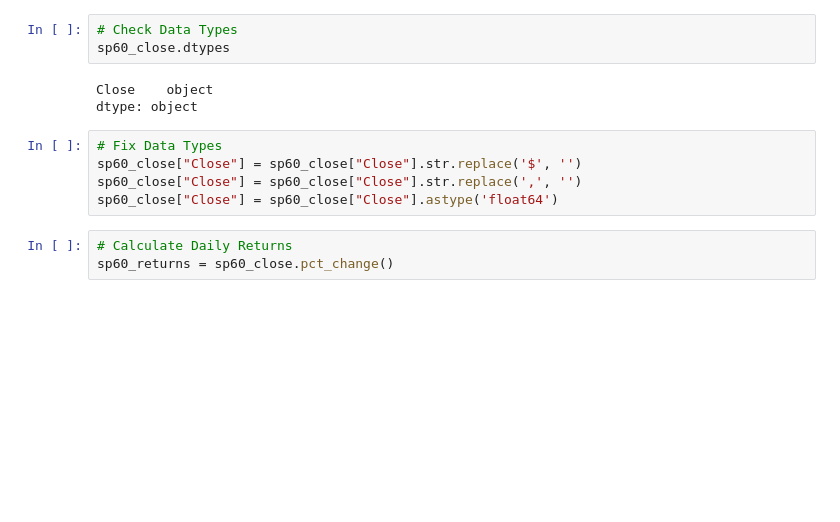
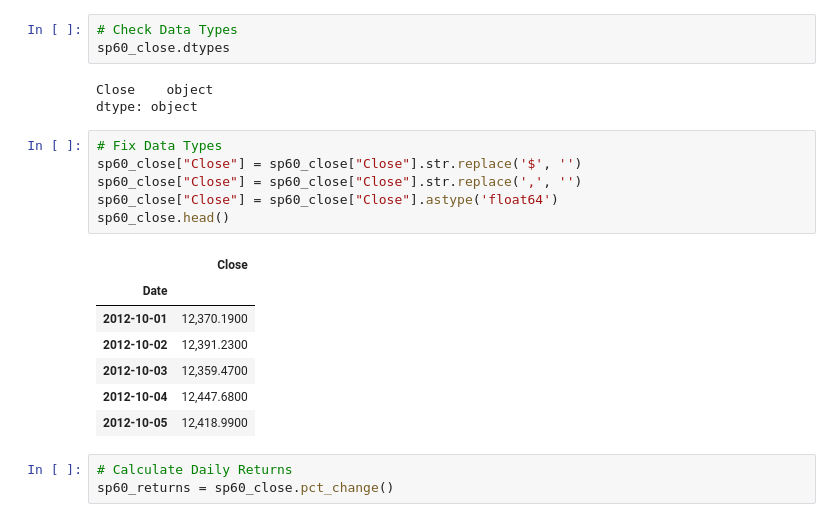
Before and after one commit to kez4twez/a_whale_off_the_portfolio, a Jupyter notebook: whale_analysis.ipynb, the cells around one changed output. Drawn from its saved outputs; the diff is of its cells as text; blank space fills up the shorter version.

```diff
--- a/whale_analysis.ipynb
+++ b/whale_analysis.ipynb
@@ -128,8 +128,17 @@ dtype: object
 # %%
 # Fix Data Types
 sp60_close["Close"] = sp60_close["Close"].str.replace('$', '')
 sp60_close["Close"] = sp60_close["Close"].str.replace(',', '')
 sp60_close["Close"] = sp60_close["Close"].astype('float64')
+sp60_close.head()
+# %% [output]
+|  | Close |
+| Date |  |
+| 2012-10-01 | 12,370.1900 |
+| 2012-10-02 | 12,391.2300 |
+| 2012-10-03 | 12,359.4700 |
+| 2012-10-04 | 12,447.6800 |
+| 2012-10-05 | 12,418.9900 |
 # %%
 # Calculate Daily Returns
 sp60_returns = sp60_close.pct_change()
```
Also changed, not shown: parts of 2 cells of this notebook.
